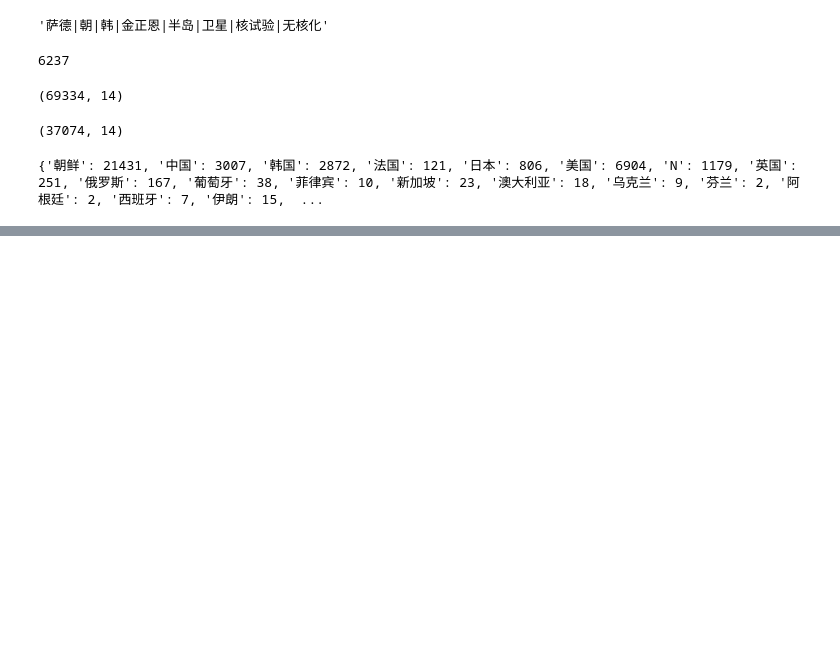
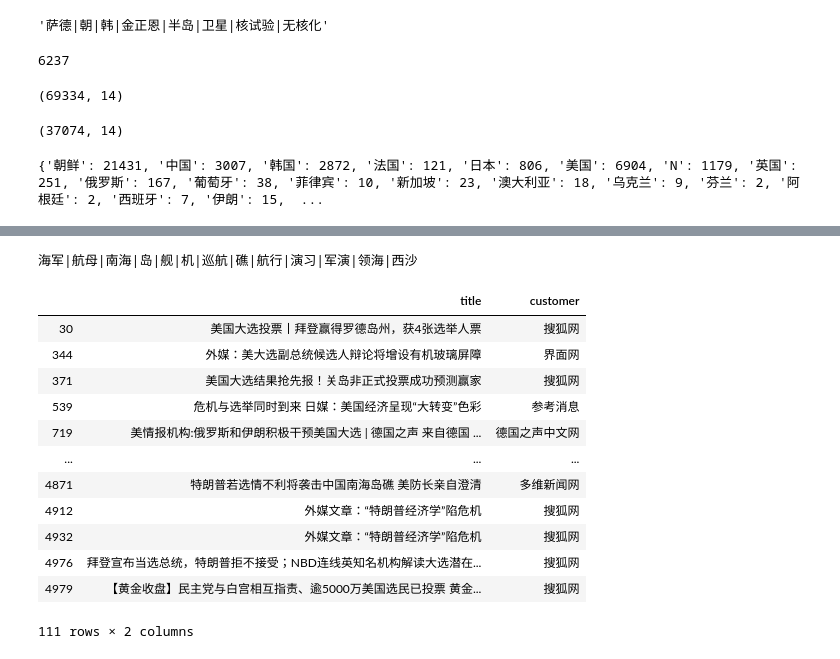
Before and after one commit to boy56/EventTopicAlgo, a Jupyter notebook: dataview.ipynb, the cells around one changed output, grey strips where cells are left out. Saved outputs shown, nothing was run; the diff lists cells and outputs as text; code cells hidden in the pictures; blank space fills up the shorter version.

```diff
--- a/dataview.ipynb
+++ b/dataview.ipynb
@@ -758,0 +761,9 @@ pickle.dump(country_view_dict, pklf)
+# %%
+theme_name = "南海"
+date_str = '202011_pro'
+with codecs.open('dict/NewsFilter.json','r','utf-8') as rf: # 加载新闻过滤关键词
+    news_filter_words_dict = json.load(rf)
+filter_str = "|".join(news_filter_words_dict[theme_name])
+# %%
+news_df = pd.read_csv("data/" + theme_name + "_" + date_str + "_news.csv")
+news_df = news_df.dropna(subset=["content", "title"]) # 删除content, title中值为Nan的行
@@ -758,0 +782,22 @@ pickle.dump(country_view_dict, pklf)
+# %%
+print(filter_str)
+# %% [output]
+海军|航母|南海|岛|舰|机|巡航|礁|航行|演习|军演|领海|西沙
+# %%
+news_df = news_df[news_df['title'].str.contains(filter_str)]
+# %%
+news_df[['title','customer']]
+# %% [output]
+|  | title | customer |
+| 30 | 美国大选投票丨拜登赢得罗德岛州，获4张选举人票 | 搜狐网 |
+| 344 | 外媒：美大选副总统候选人辩论将增设有机玻璃屏障 | 界面网 |
+| 371 | 美国大选结果抢先报！关岛非正式投票成功预测赢家 | 搜狐网 |
+| 539 | 危机与选举同时到来 日媒：美国经济呈现“大转变”色彩 | 参考消息 |
+| 719 | 美情报机构:俄罗斯和伊朗积极干预美国大选 | 德国之声 来自德国 ... | 德国之声中文网 |
+| ... | ... | ... |
+| 4871 | 特朗普若选情不利将袭击中国南海岛礁 美防长亲自澄清 | 多维新闻网 |
+| 4912 | 外媒文章：“特朗普经济学”陷危机 | 搜狐网 |
+| 4932 | 外媒文章：“特朗普经济学”陷危机 | 搜狐网 |
+| 4976 | 拜登宣布当选总统，特朗普拒不接受；NBD连线英知名机构解读大选潜在... | 搜狐网 |
+| 4979 | 【黄金收盘】民主党与白宫相互指责、逾5000万美国选民已投票 黄金... | 搜狐网 |
+111 rows × 2 columns
```
Also changed, not shown: parts of 2 cells of this notebook, 2 other files.
